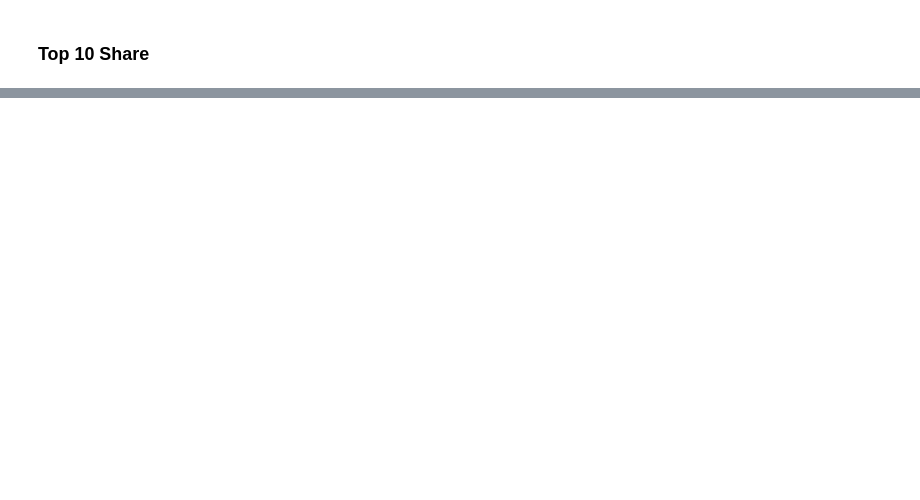
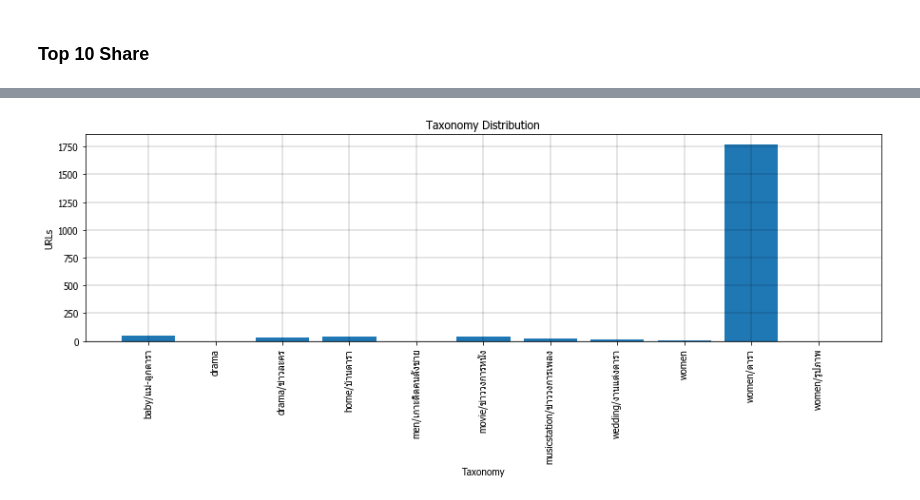
Before and after one commit to pacharapol4066/DL_News_Crawler, a Jupyter notebook: descriptive_EDA.ipynb, the cells around one changed output, grey strips where cells are left out. Saved outputs shown, nothing was run; the diff lists cells and outputs as text; code cells hidden in the pictures; blank space fills up the shorter version.

```diff
--- a/descriptive_EDA.ipynb
+++ b/descriptive_EDA.ipynb
@@ -230,0 +242,15 @@ df_plotViz.sort_values(by='totalShare',ascending=False).head(10)
+# %%
+q_k_urlList = mydb["SENTIMENT_KAPOOK"]
+i_k_scrape = mydb["SENTIMENT_KAPOOK_API"]
+# %%
+cursor_kp = q_k_urlList.find()
+#cursor_i_kp = i_k_scrape.find()
+
+df_kp = pd.DataFrame(cursor_kp)
+# %%
+#print(df_kp.taxonomy.unique())
+
+df_kp = df_kp[df_kp.taxonomy.isin(['women/ดารา','women','movie/ข่าววงการหนัง','wedding/งานแต่งดารา','movie/Gossip Star(ซุบซิบดารา)'
+                                                              ,'baby/แม่-ลูกดารา','home/บ้านดารา','drama/ข่าวละคร','musicstation/ข่าววงการเพลง','men/HotGirls'
+                                                              ,'women/รูปภาพ','men/เกาะติดคนดังชาย','drama','pet/สัตว์เลี้ยงดารา','drama/เรื่องย่อละคร'
+                                                              ,'women/ผู้หญิงน่ารู้','women/เมนูอาหาร'])]
@@ -230,0 +263,3 @@ df_plotViz.sort_values(by='totalShare',ascending=False).head(10)
+# %%
+g = datetime.strptime(str('2020-07-01 00:00:00'), '%Y-%m-%d %H:%M:%S')
+df_kp = df_kp[df_kp.article_date>=g]
@@ -230,0 +282,13 @@ df_plotViz.sort_values(by='totalShare',ascending=False).head(10)
+# %%
+cat_ratio = df_kp.groupby(['taxonomy']).agg({'link': lambda x: len(x)}).reset_index()
+plt.figure(figsize=(15,4))
+plt.grid(color='k', linestyle='-', linewidth=0.2)
+x=cat_ratio.taxonomy
+plt.bar(x, cat_ratio.link)
+plt.xticks(cat_ratio.index,rotation='vertical')
+plt.title('Taxonomy Distribution')
+plt.xlabel('Taxonomy')
+plt.ylabel('URLs')
+plt.show()
+# %% [output]
+[figure, added]
```
Also changed, not shown: parts of 35 cells of this notebook, 6 other files.
